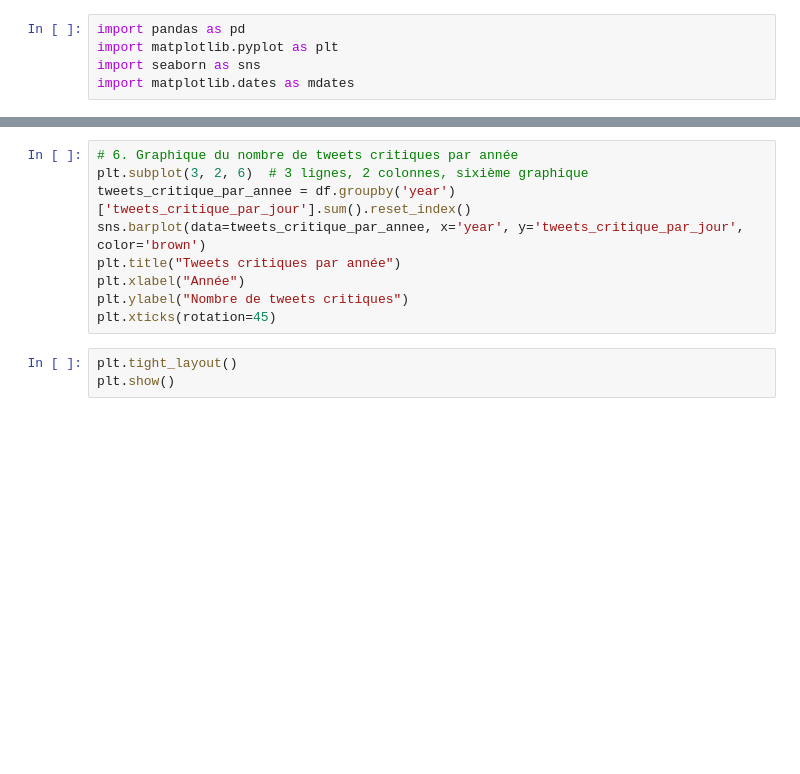
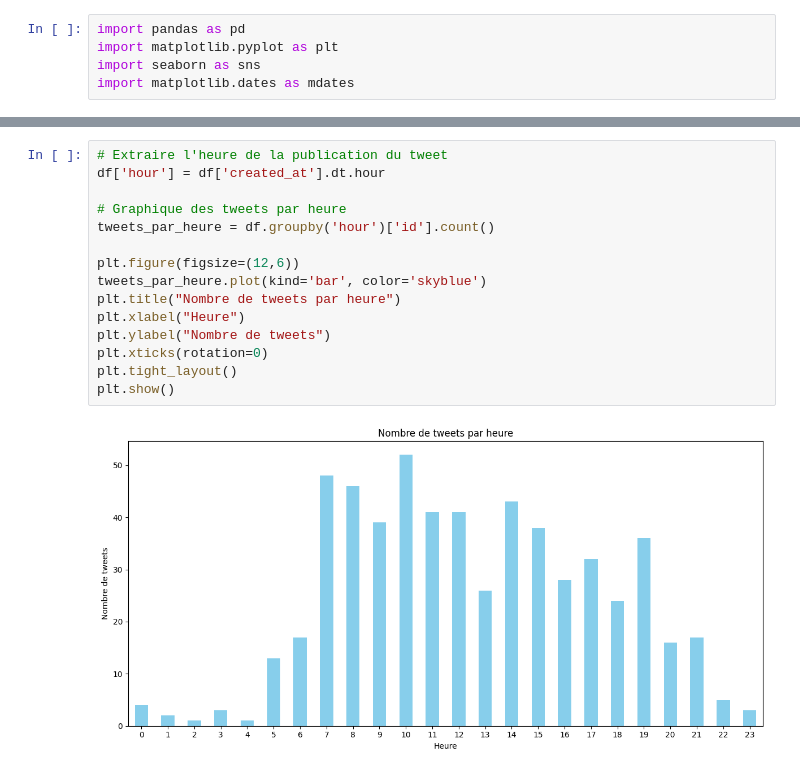
Before and after one commit to Ilyes360/engie, a Jupyter notebook: Graphe(Analyse)/Analyse.ipynb, the cells around one changed output, grey strips where cells are left out. Cells and saved outputs as stored; diff of their text form; blank space fills up the shorter version.

```diff
--- a/Graphe(Analyse)/Analyse.ipynb
+++ b/Graphe(Analyse)/Analyse.ipynb
@@ -94,12 +45,17 @@ KeyError: 'year'
-# %%
-# 6. Graphique du nombre de tweets critiques par année
-plt.subplot(3, 2, 6)  # 3 lignes, 2 colonnes, sixième graphique
-tweets_critique_par_annee = df.groupby('year')['tweets_critique_par_jour'].sum().reset_index()
-sns.barplot(data=tweets_critique_par_annee, x='year', y='tweets_critique_par_jour', color='brown')
-plt.title("Tweets critiques par année")
-plt.xlabel("Année")
-plt.ylabel("Nombre de tweets critiques")
-plt.xticks(rotation=45)
-# %%
-plt.tight_layout()
-plt.show()
+# %%
+# Extraire l'heure de la publication du tweet
+df['hour'] = df['created_at'].dt.hour
+
+# Graphique des tweets par heure
+tweets_par_heure = df.groupby('hour')['id'].count()
+
+plt.figure(figsize=(12,6))
+tweets_par_heure.plot(kind='bar', color='skyblue')
+plt.title("Nombre de tweets par heure")
+plt.xlabel("Heure")
+plt.ylabel("Nombre de tweets")
+plt.xticks(rotation=0)
+plt.tight_layout()
+plt.show()
+# %% [output]
+[figure, added]
```
Also changed, not shown: parts of 13 cells of this notebook.
